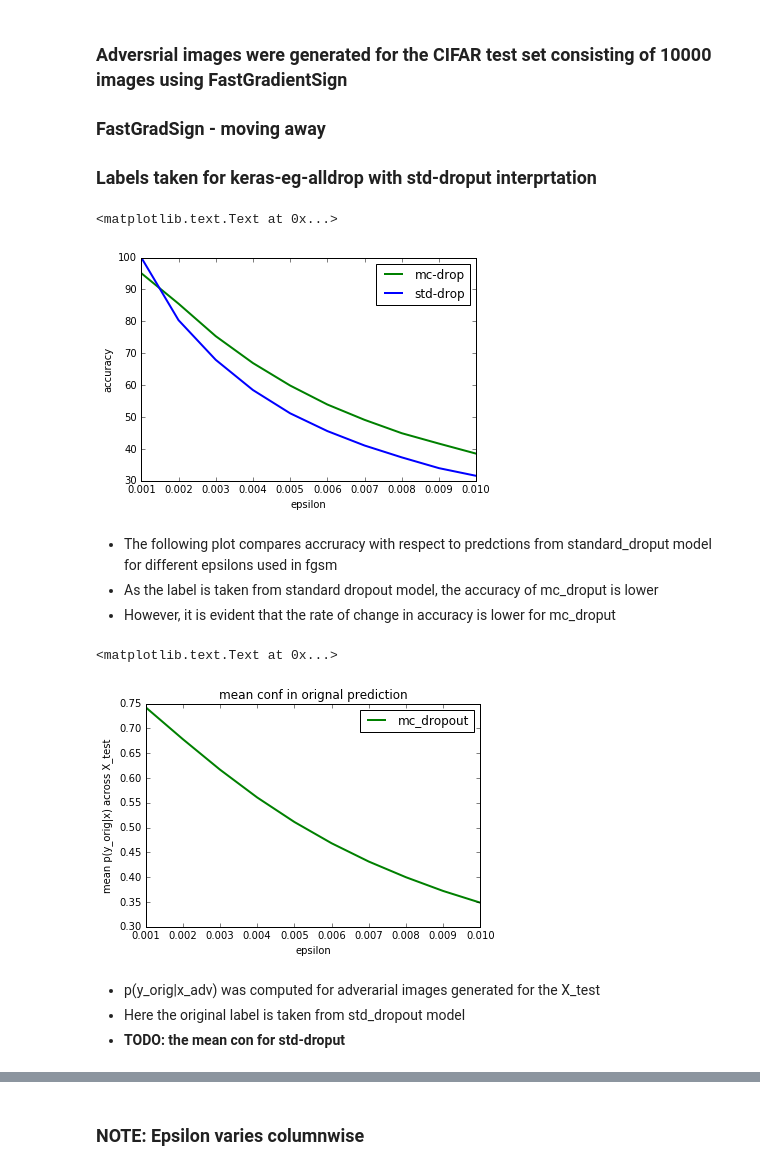
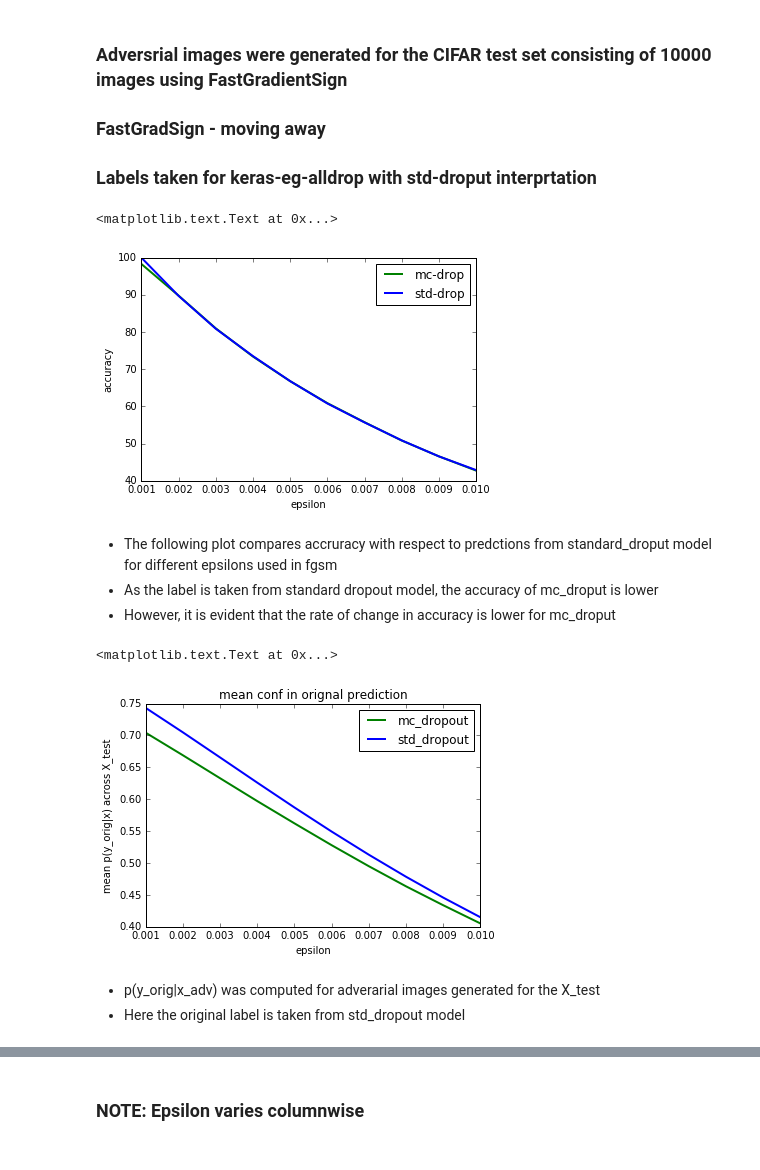
Before and after one commit to ambrishrawat/advflow, a Jupyter notebook: plots.ipynb, the cells around one changed output, grey strips where cells are left out. Saved outputs shown, nothing was run; the diff lists cells and outputs as text; code cells hidden in the pictures.

Commit message:
plots for lenet

```diff
--- a/plots.ipynb
+++ b/plots.ipynb
@@ -16,5 +14,6 @@ Using TensorFlow backend.
 # %%
-work_dir = '/u/ambrish/models/keras_eg_alldrop2'
+model_id = 'lenet_ipdrop'
+work_dir = '/u/ambrish/models/'+model_id
 selected_img_idx = 13
 n_r = 2
 n_c = 5
@@ -23,11 +22,11 @@ mc_acc = np.load(os.path.join(work_dir,'mc_acc_e.npy'))
 std_acc = np.load(os.path.join(work_dir,'std_acc_e.npy'))
 eps = np.load(os.path.join(work_dir,'e.npy'))
 mean_e = np.load(os.path.join(work_dir,'mean_e.npy'))
-#mean_stddr_e = np.load(os.path.join(work_dir,'mean_stddr_e.npy'))
+mean_stddr_e = np.load(os.path.join(work_dir,'mean_stddr_e.npy'))
 std_e = np.load(os.path.join(work_dir,'std_e.npy'))
 var_ratio_e = np.load(os.path.join(work_dir,'var_ratio_e.npy'))
 stoch_preds_e = np.load(os.path.join(work_dir,'stoch_preds_e.npy'))
-save_adv_e = np.load(os.path.join(work_dir,'save_adv_e.npy'))
+#save_adv_e = np.load(os.path.join(work_dir,'save_adv_e.npy'))
 # %% [markdown]
  ### Adversrial images were generated for the CIFAR test set consisting of 10000 images using FastGradientSign
  ### FastGradSign - moving away
@@ -41,7 +40,7 @@ plt.xlabel('epsilon')
 plt.ylabel('accuracy')
 # %% [output]
 <matplotlib.text.Text at 0x...>
-[figure, old version]
+[figure, new version]
 # %% [markdown]
  - The following plot compares accruracy with respect to predctions from standard_droput model for different epsilons used in fgsm
  - As the label is taken from standard dropout model, the accuracy of mc_droput is lower
@@ -49,18 +48,17 @@ plt.ylabel('accuracy')
 # %%
 plt.plot(eps,mean_e,color='g',linewidth=2, label='mc_dropout')
 plt.hold(True)
-#plt.plot(eps,mean_stddr_e,color='b',linewidth=2, label='std_dropout')
+plt.plot(eps,mean_stddr_e,color='b',linewidth=2, label='std_dropout')
 plt.legend()
 plt.xlabel('epsilon')
 plt.ylabel('mean p(y_orig|x) across X_test')
 plt.title('mean conf in orignal prediction')
 # %% [output]
 <matplotlib.text.Text at 0x...>
-[figure, old version]
+[figure, new version]
 # %% [markdown]
 - p(y_orig|x_adv) was computed for adverarial images generated for the X_test
 - Here the original label is taken from std_dropout model
-- **TODO: the mean con for std-droput**
 # %%
 plt.plot(eps,var_ratio_e,color='r',linewidth=2)
 plt.xlabel('epsilon')
```
Also changed, not shown: parts of 3 cells of this notebook, 4 other files.
